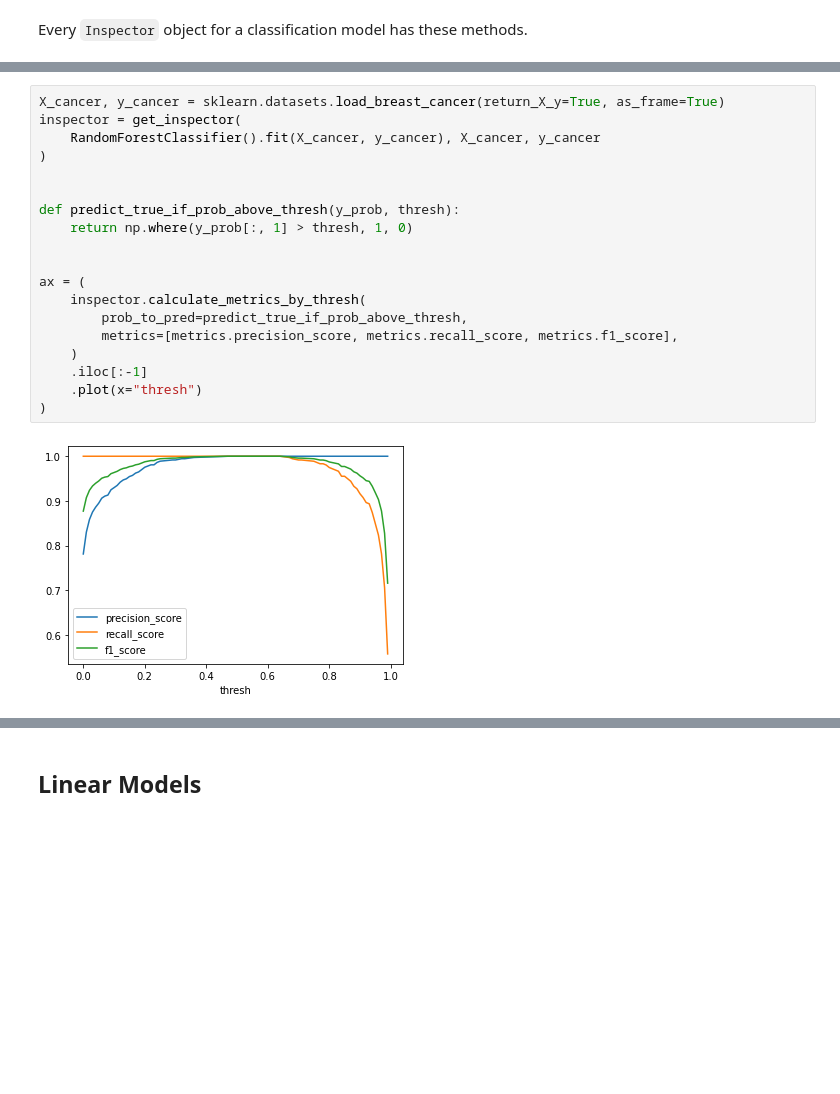
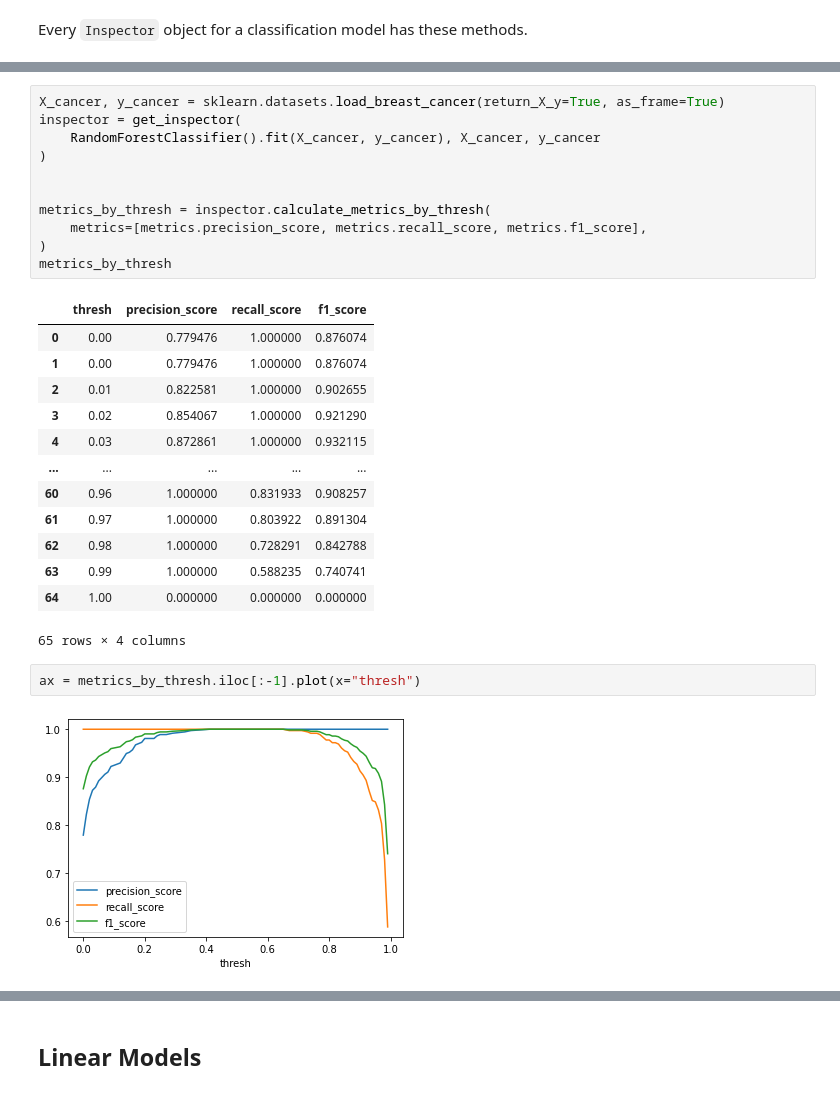
Before and after one commit to gsganden/model_inspector, a Jupyter notebook: 00_inspect.ipynb, the cells around one changed output, grey strips where cells are left out. Drawn from its saved outputs; the diff is of its cells as text; blank space fills up the shorter version.

```diff
--- a/00_inspect.ipynb
+++ b/00_inspect.ipynb
@@ -1373,17 +1408,25 @@ inspector = get_inspector(
 )
 
 
-def predict_true_if_prob_above_thresh(y_prob, thresh):
-    return np.where(y_prob[:, 1] > thresh, 1, 0)
-
-
-ax = (
-    inspector.calculate_metrics_by_thresh(
-        prob_to_pred=predict_true_if_prob_above_thresh,
-        metrics=[metrics.precision_score, metrics.recall_score, metrics.f1_score],
-    )
-    .iloc[:-1]
-    .plot(x="thresh")
+metrics_by_thresh = inspector.calculate_metrics_by_thresh(
+    metrics=[metrics.precision_score, metrics.recall_score, metrics.f1_score],
 )
+metrics_by_thresh
 # %% [output]
-[figure, removed]
+|  | thresh | precision_score | recall_score | f1_score |
+| 0 | 0.00 | 0.779476 | 1.000000 | 0.876074 |
+| 1 | 0.00 | 0.779476 | 1.000000 | 0.876074 |
+| 2 | 0.01 | 0.822581 | 1.000000 | 0.902655 |
+| 3 | 0.02 | 0.854067 | 1.000000 | 0.921290 |
+| 4 | 0.03 | 0.872861 | 1.000000 | 0.932115 |
+| ... | ... | ... | ... | ... |
+| 60 | 0.96 | 1.000000 | 0.831933 | 0.908257 |
+| 61 | 0.97 | 1.000000 | 0.803922 | 0.891304 |
+| 62 | 0.98 | 1.000000 | 0.728291 | 0.842788 |
+| 63 | 0.99 | 1.000000 | 0.588235 | 0.740741 |
+| 64 | 1.00 | 0.000000 | 0.000000 | 0.000000 |
+65 rows × 4 columns
+# %%
+ax = metrics_by_thresh.iloc[:-1].plot(x="thresh")
+# %% [output]
+[figure, added]
```
Also changed, not shown: parts of 28 cells of this notebook, 4 other files.
